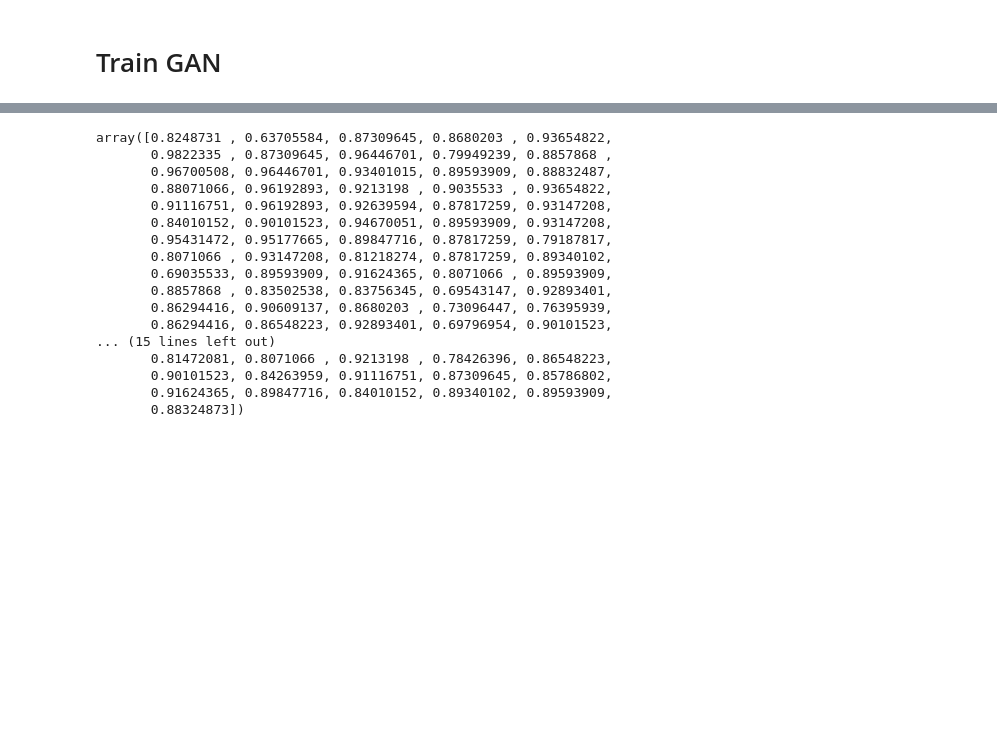
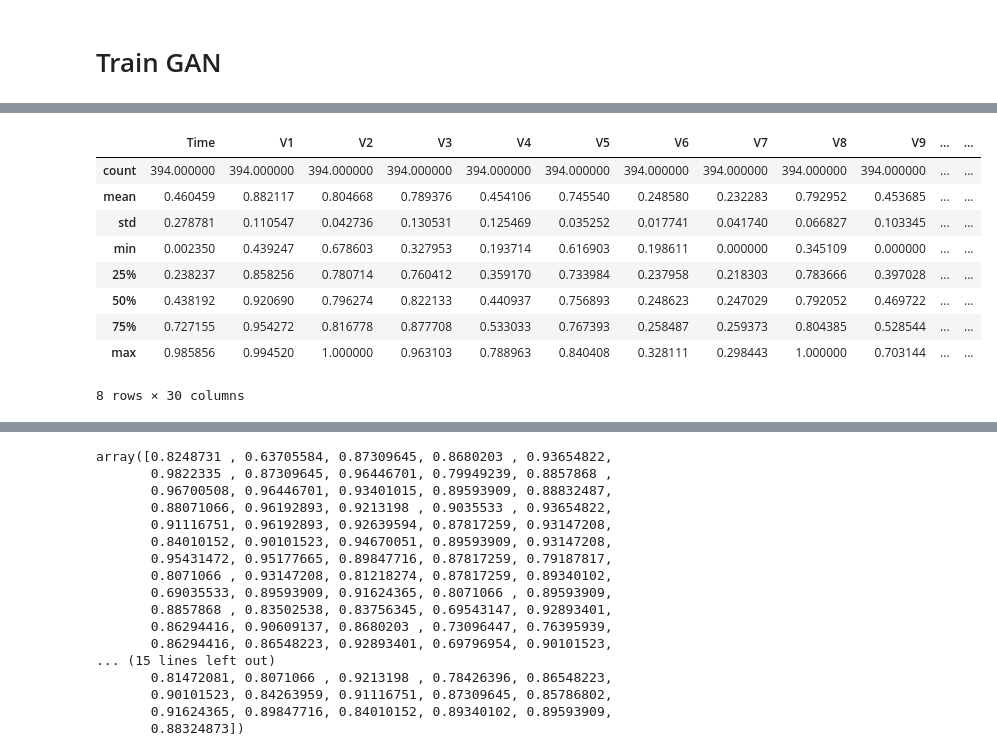
Before and after one commit to chinne/masterthesis, a Jupyter notebook: 05_AAE.ipynb, the cells around one changed output, grey strips where cells are left out. Saved outputs shown, nothing was run; the diff lists cells and outputs as text; code cells hidden in the pictures; blank space fills up the shorter version.

```diff
--- a/05_AAE.ipynb
+++ b/05_AAE.ipynb
@@ -55,4 +55,2 @@ y = df.loc[:,label_col]
 # %%
-train_X, test_X, train_y, test_y = train_test_split(X, y, test_size=0.2, random_state=42, shuffle=True)
+train, test = train_test_split(df, test_size=0.2, random_state=42, shuffle=True)
-# %%
-train = pd.concat([train_X, train_y], axis=1)
@@ -93,4 +100,17 @@ Index(['V1', 'V2', 'V3', 'V4', 'V5', 'V6', 'V7', 'V8', 'V9', 'V10', 'V11',
       dtype='object')
+# %%
+train_Class.describe()
+# %% [output]
+|  | Time | V1 | V2 | V3 | V4 | V5 | V6 | V7 | V8 | V9 | ... | ... |
+| count | 394.000000 | 394.000000 | 394.000000 | 394.000000 | 394.000000 | 394.000000 | 394.000000 | 394.000000 | 394.000000 | 394.000000 | ... | ... |
+| mean | 0.460459 | 0.882117 | 0.804668 | 0.789376 | 0.454106 | 0.745540 | 0.248580 | 0.232283 | 0.792952 | 0.453685 | ... | ... |
+| std | 0.278781 | 0.110547 | 0.042736 | 0.130531 | 0.125469 | 0.035252 | 0.017741 | 0.041740 | 0.066827 | 0.103345 | ... | ... |
+| min | 0.002350 | 0.439247 | 0.678603 | 0.327953 | 0.193714 | 0.616903 | 0.198611 | 0.000000 | 0.345109 | 0.000000 | ... | ... |
+| 25% | 0.238237 | 0.858256 | 0.780714 | 0.760412 | 0.359170 | 0.733984 | 0.237958 | 0.218303 | 0.783666 | 0.397028 | ... | ... |
+| 50% | 0.438192 | 0.920690 | 0.796274 | 0.822133 | 0.440937 | 0.756893 | 0.248623 | 0.247029 | 0.792052 | 0.469722 | ... | ... |
+| 75% | 0.727155 | 0.954272 | 0.816778 | 0.877708 | 0.533033 | 0.767393 | 0.258487 | 0.259373 | 0.804385 | 0.528544 | ... | ... |
+| max | 0.985856 | 0.994520 | 1.000000 | 0.963103 | 0.788963 | 0.840408 | 0.328111 | 0.298443 | 1.000000 | 0.703144 | ... | ... |
+8 rows × 30 columns
 # %%
 dataloader = prepareDataset(train_Class, batch_size = 64, device = 'cpu', withLabel = False)
 # %%
```
Also changed, not shown: parts of 10 cells of this notebook, 5 other files.
